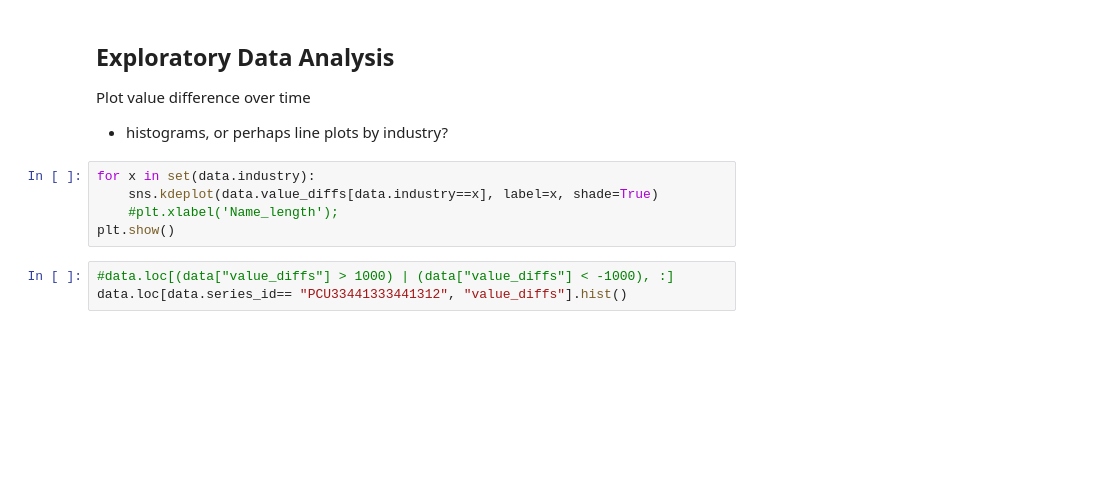
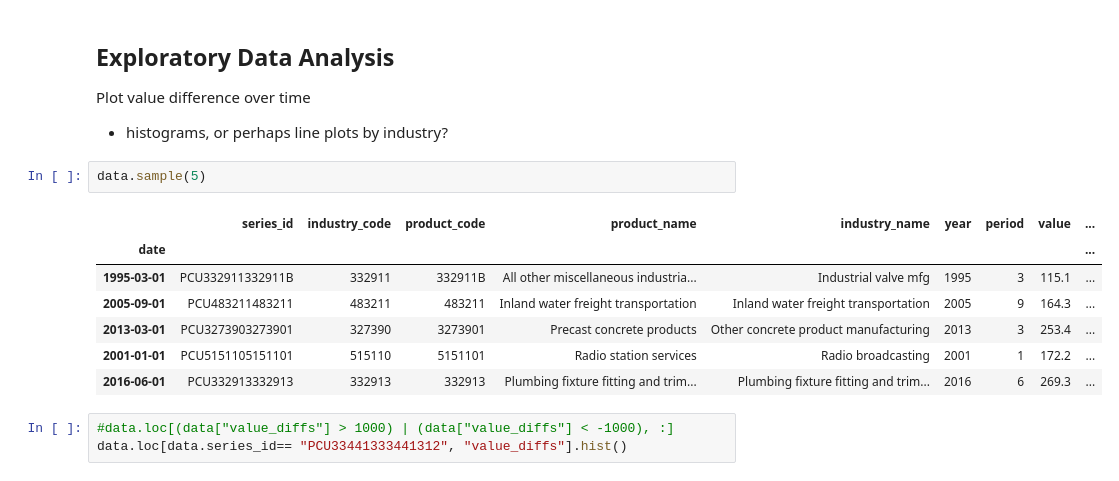
Before and after one commit to Tariq-Anwar/Machine-Learning, a Jupyter notebook: Data/notebook (6).ipynb, the cells around one changed output. Drawn from its saved outputs; the diff is of its cells as text; blank space fills up the shorter version.

```diff
--- a/Classification/Big Data/notebook (7).ipynb
+++ b/Data/notebook (6).ipynb
@@ -241,11 +241,16 @@ data['value_diffs'] = data.groupby('series_id')['value'].transform(pd.Series.dif
 
 Plot value difference over time
 - histograms, or perhaps line plots by industry?
-# %%
-for x in set(data.industry):
-    sns.kdeplot(data.value_diffs[data.industry==x], label=x, shade=True)
-    #plt.xlabel('Name_length');
-plt.show()
+# %%
+data.sample(5)
+# %% [output]
+|  | series_id | industry_code | product_code | product_name | industry_name | year | period | value | ... |
+| date |  |  |  |  |  |  |  |  | ... |
+| 1995-03-01 | PCU332911332911B | 332911 | 332911B | All other miscellaneous industria... | Industrial valve mfg | 1995 | 3 | 115.1 | ... |
+| 2005-09-01 | PCU483211483211 | 483211 | 483211 | Inland water freight transportation | Inland water freight transportation | 2005 | 9 | 164.3 | ... |
+| 2013-03-01 | PCU3273903273901 | 327390 | 3273901 | Precast concrete products | Other concrete product manufacturing | 2013 | 3 | 253.4 | ... |
+| 2001-01-01 | PCU5151105151101 | 515110 | 5151101 | Radio station services | Radio broadcasting | 2001 | 1 | 172.2 | ... |
+| 2016-06-01 | PCU332913332913 | 332913 | 332913 | Plumbing fixture fitting and trim... | Plumbing fixture fitting and trim... | 2016 | 6 | 269.3 | ... |
 # %%
 #data.loc[(data["value_diffs"] > 1000) | (data["value_diffs"] < -1000), :]
 data.loc[data.series_id== "PCU33441333441312", "value_diffs"].hist()
```
Also changed, not shown: parts of 5 cells of this notebook.
